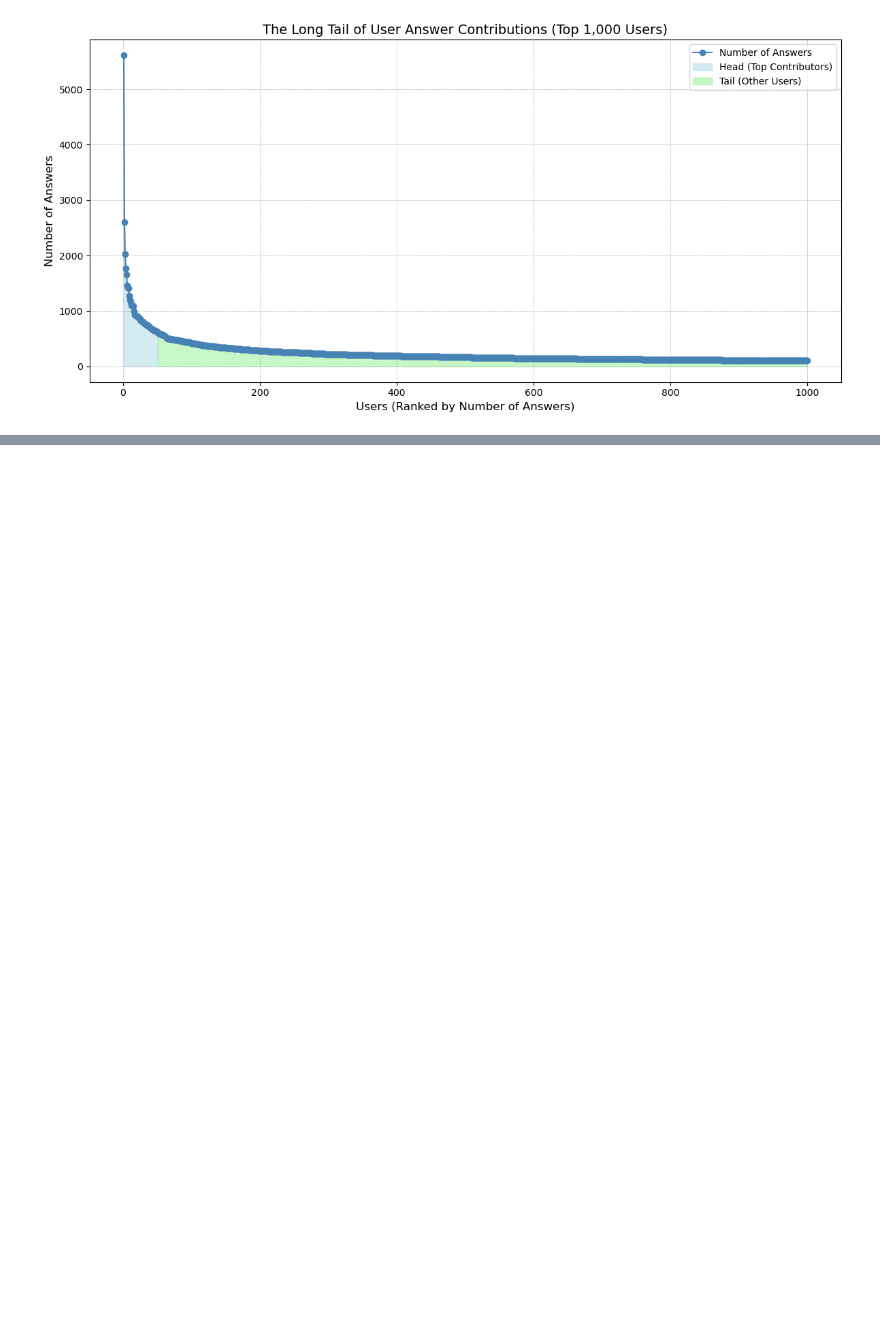
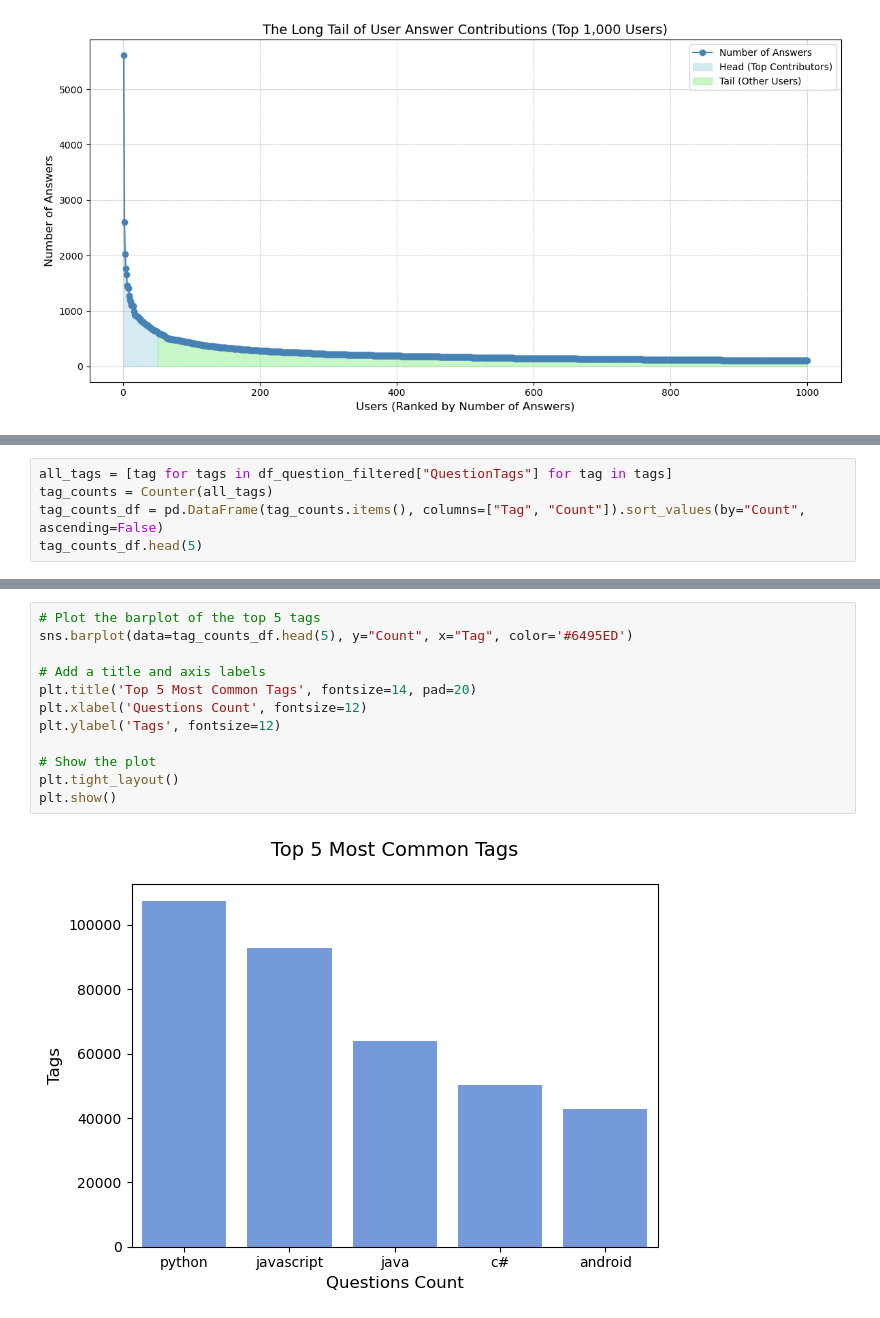
Before and after one commit to mariamaOlive/ml4mde, a Jupyter notebook: 0_dataset_preprocess.ipynb, the cells around one changed output, grey strips where cells are left out. Drawn from its saved outputs; the diff is of its cells as text; blank space fills up the shorter version.

```diff
--- a/0_dataset_preprocess.ipynb
+++ b/0_dataset_preprocess.ipynb
@@ -246,0 +287,5 @@ plt.show()
+# %%
+all_tags = [tag for tags in df_question_filtered["QuestionTags"] for tag in tags]
+tag_counts = Counter(all_tags)
+tag_counts_df = pd.DataFrame(tag_counts.items(), columns=["Tag", "Count"]).sort_values(by="Count", ascending=False)
+tag_counts_df.head(5)
@@ -246,0 +299,14 @@ plt.show()
+# %%
+# Plot the barplot of the top 5 tags
+sns.barplot(data=tag_counts_df.head(5), y="Count", x="Tag", color='#6495ED')
+
+# Add a title and axis labels
+plt.title('Top 5 Most Common Tags', fontsize=14, pad=20)
+plt.xlabel('Questions Count', fontsize=12)
+plt.ylabel('Tags', fontsize=12)
+
+# Show the plot
+plt.tight_layout()
+plt.show()
+# %% [output]
+[figure, added]
```
Also changed, not shown: parts of 12 cells of this notebook, 5 other files.
